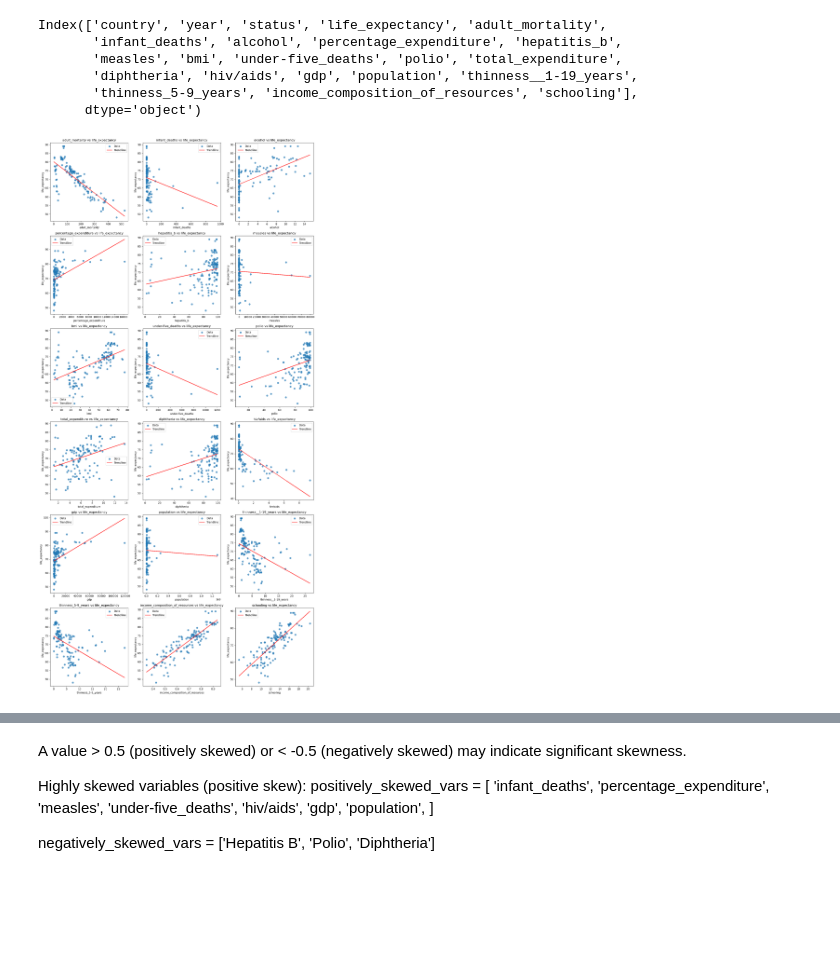
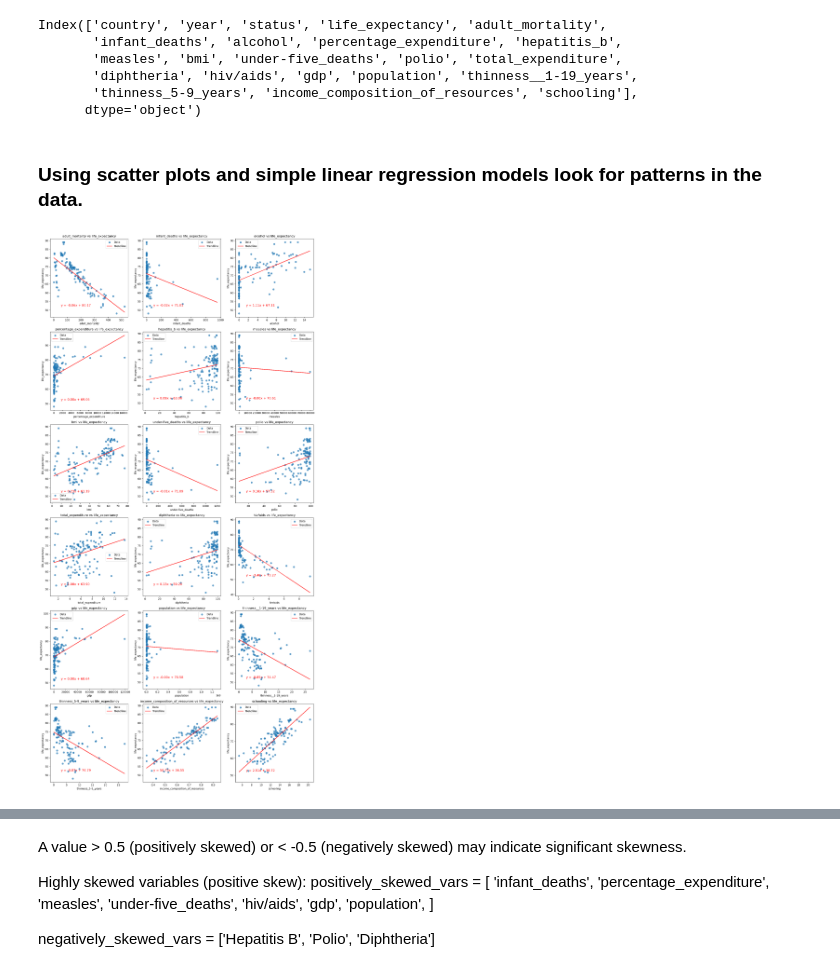
Before and after one commit to lilyrsun/DAT121TermPaper, a Jupyter notebook: DAT121.ipynb, the cells around one changed output, grey strips where cells are left out. Drawn from its saved outputs; the diff is of its cells as text; code cells hidden in the pictures; blank space fills up the shorter version.

```diff
--- a/DAT121.ipynb
+++ b/DAT121.ipynb
@@ -164,6 +174,8 @@ Index(['country', 'year', 'status', 'life_expectancy', 'adult_mortality',
        'diphtheria', 'hiv/aids', 'gdp', 'population', 'thinness__1-19_years',
        'thinness_5-9_years', 'income_composition_of_resources', 'schooling'],
       dtype='object')
+# %% [markdown]
+### Using scatter plots and simple linear regression models look for patterns in the data.
 # %%
 dependent_var = 'life_expectancy'
 independent_vars = [col for col in data_latest_year.columns if col != dependent_var and col != 'country' and col != 'status' and col != 'year']
@@ -180,34 +192,44 @@ fig, axes = plt.subplots(n_rows, n_cols, figsize=(15, 5 * n_rows))
 axes = axes.flatten()
 
 # Plot scatterplots with trendlines
 for i, var in enumerate(independent_vars):
     # Scatter plot
     axes[i].scatter(data_latest_year[var], data_latest_year[dependent_var], alpha=0.7, label='Data')
 
     # Compute the trendline
     x = data_latest_year[var]
     y = data_latest_year[dependent_var]
     coefficients = np.polyfit(x, y, 1)  # Linear fit (degree=1)
     trendline = np.poly1d(coefficients)
 
+    # Extract slope and intercept
+    slope, intercept = coefficients
+    equation = f"y = {slope:.2f}x + {intercept:.2f}"
+
     # Plot the trendline
     axes[i].plot(x, trendline(x), color='red', label='Trendline')
+
+    # Add equation of the trendline to the plot
+    # Position the equation based on the data range
+    x_pos = x.min() + (x.max() - x.min()) * 0.1
+    y_pos = y.min() + (y.max() - y.min()) * 0.1
+    axes[i].text(x_pos, y_pos, equation, color='red', fontsize=12)
 
     # Add labels and title
     axes[i].set_title(f"{var} vs {dependent_var}")
     axes[i].set_xlabel(var)
     axes[i].set_ylabel(dependent_var)
     axes[i].legend()
 
 # Remove unused subplots if any
 for j in range(i + 1, len(axes)):
     fig.delaxes(axes[j])
 
 # Adjust layout
 plt.tight_layout()
 plt.show()
 # %% [output]
-[figure, old version]
+[figure, new version]
 # %%
 plt.figure(figsize=(20, 15))
 corr = data_latest_year.drop(columns=['year']).corr()
```
Also changed, not shown: parts of 70 cells of this notebook.
